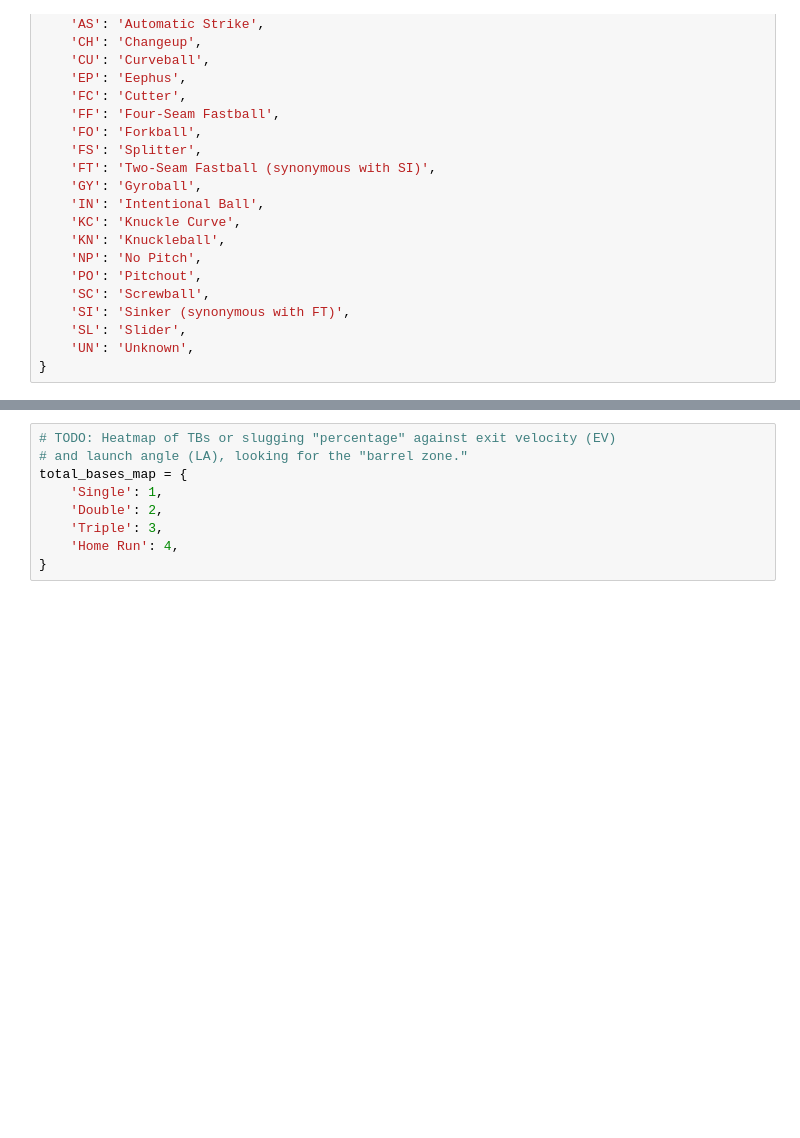
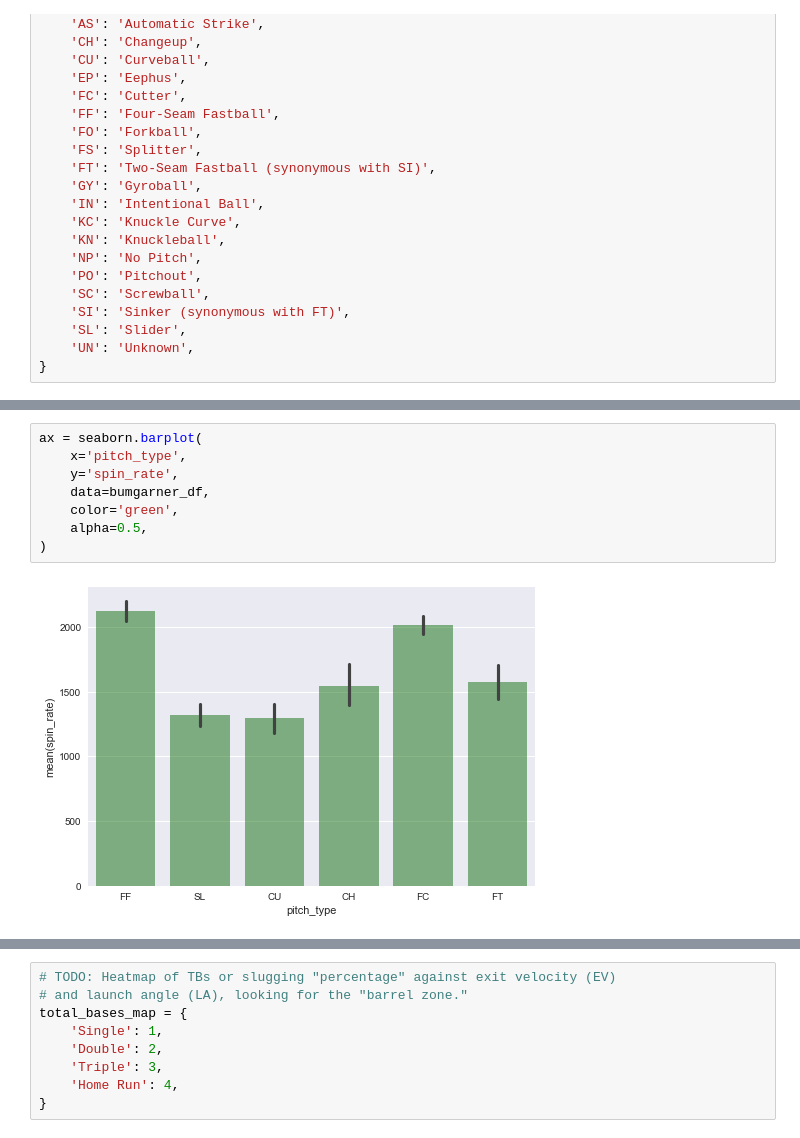
Before and after one commit to rlucioni/statcast, a Jupyter notebook: statcast/statcast.ipynb, the cells around one changed output, grey strips where cells are left out. Saved outputs shown, nothing was run; the diff lists cells and outputs as text; blank space fills up the shorter version.

```diff
--- a/statcast/statcast.ipynb
+++ b/statcast/statcast.ipynb
@@ -136,2 +101,12 @@ pyplot.bar(xs, spin_rate_means, yerr=spin_rate_stds, tick_label=pitch_df.index)
+# %%
+ax = seaborn.barplot(
+    x='pitch_type',
+    y='spin_rate',
+    data=bumgarner_df,
+    color='green',
+    alpha=0.5,
+)
+# %% [output]
+[figure, added]
 # %%
 strike_df = bumgarner_df[bumgarner_df['description'].str.contains('strike', case=False)]
```
Also changed, not shown: parts of 20 cells of this notebook.
